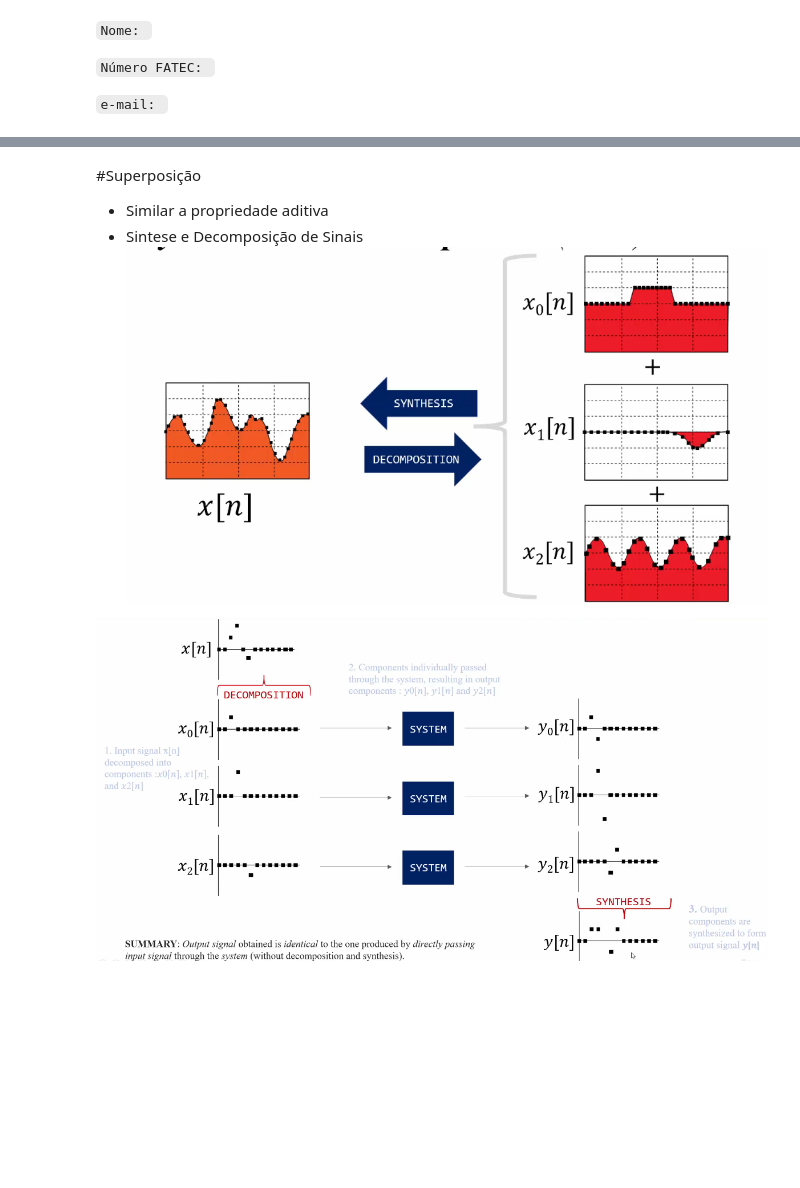
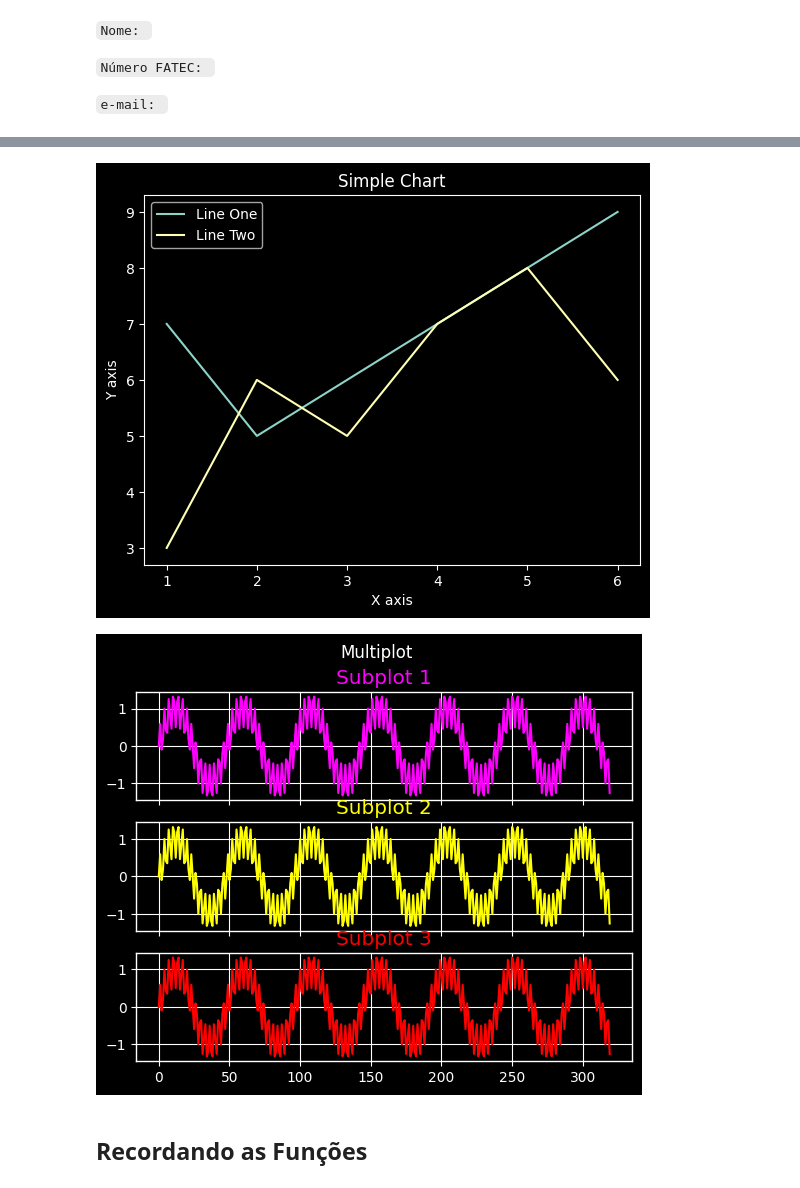
Before and after one commit to raphaelPinheiro26/Processamento-de-Sianis-e-Imagens-Biom-dicas, a Jupyter notebook: Aulas/Bibliotecas_Python.ipynb, the cells around one changed output, grey strips where cells are left out. Saved outputs shown, nothing was run; the diff lists cells and outputs as text; code cells hidden in the pictures; blank space fills up the shorter version.

```diff
--- a/Aulas/Bibliotecas_Python.ipynb
+++ b/Aulas/Bibliotecas_Python.ipynb
@@ -172,8 +453,50 @@ Descreva plote os gráficos a seguir:
-# %% [markdown]
-#Superposição
-* Similar a propriedade aditiva
-* Sintese e Decomposição de Sinais
-![image.png](embedded-picture-1)
-
-![image.png](embedded-picture-2)
+# %%
+#PyPlot Lib
+#PyPlot Lib
+
+from matplotlib import pyplot as plt
+from matplotlib import style
+
+x =[1,2,3,4,5,6]
+y =[7,5,6,7,8,9]
+
+x2 =[1,2,3,4,5,6]
+y2 =[3,6,5,7,8,6]
+
+
+style.use('dark_background')
+plt.plot(x,y,label ='Line One')
+plt.plot(x2,y2,label ='Line Two')
+plt.xlabel('X axis')
+plt.ylabel('Y axis')
+plt.title('Simple Chart')
+
+plt.legend()
+plt.show()
+# %% [output]
+[figure, added]
+# %%
+# SubPlot
+from matplotlib import pyplot as plt
+from matplotlib import style
+
+style.use('ggplot')
+style.use('dark_background')
+f,pltr_arr = plt.subplots(3,sharex = True)
+f.suptitle('Multiplot')
+
+pltr_arr[0].plot(InputSignal_1kHz_15kHz, color='magenta')
+pltr_arr[0].set_title('Subplot 1', color = 'magenta')
+
+pltr_arr[1].plot(InputSignal_1kHz_15kHz, color='yellow')
+pltr_arr[1].set_title('Subplot 2', color = 'yellow')
+
+pltr_arr[2].plot(InputSignal_1kHz_15kHz, color = 'red')
+pltr_arr[2].set_title('Subplot 3', color = 'red')
+
+plt.show()
+# %% [output]
+[figure, added]
+# %% [markdown]
+## Recordando as Funções
 # %% [markdown]
```
Also changed, not shown: parts of 55 cells of this notebook.
